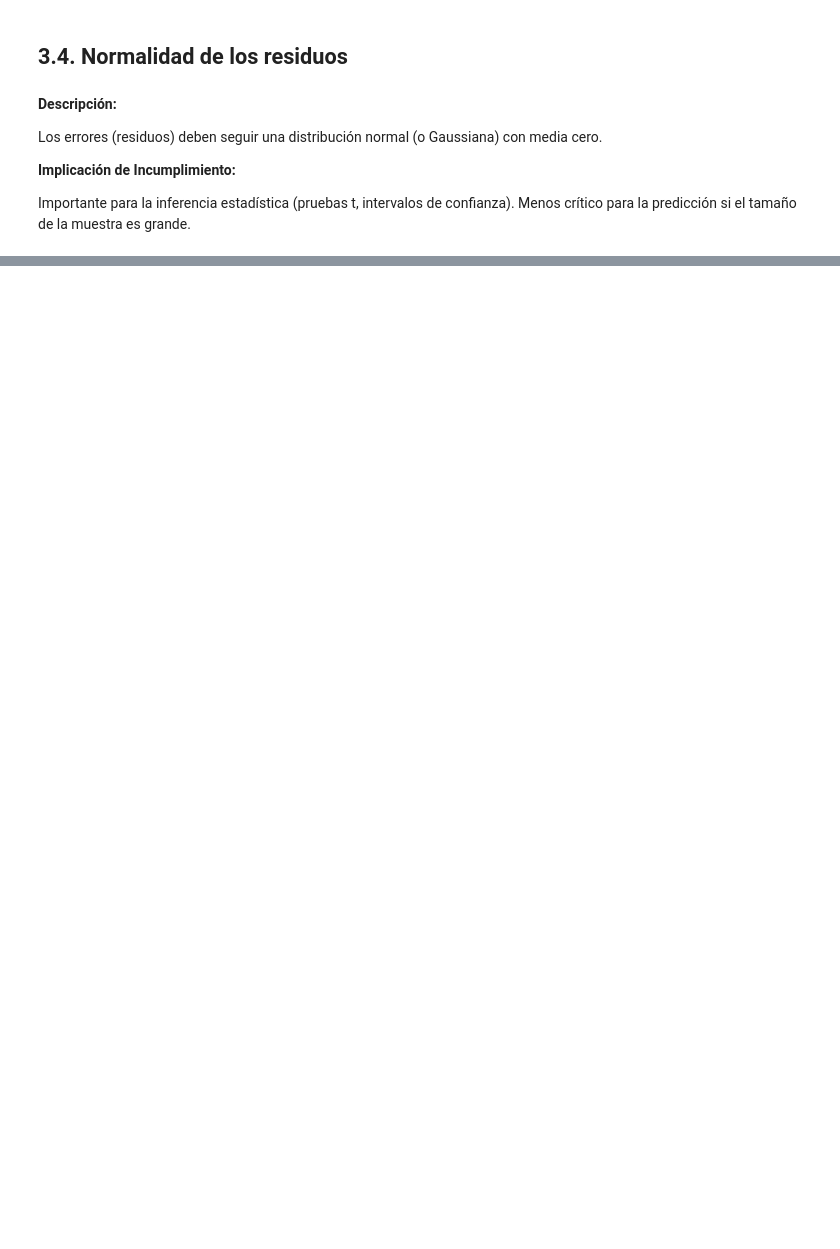
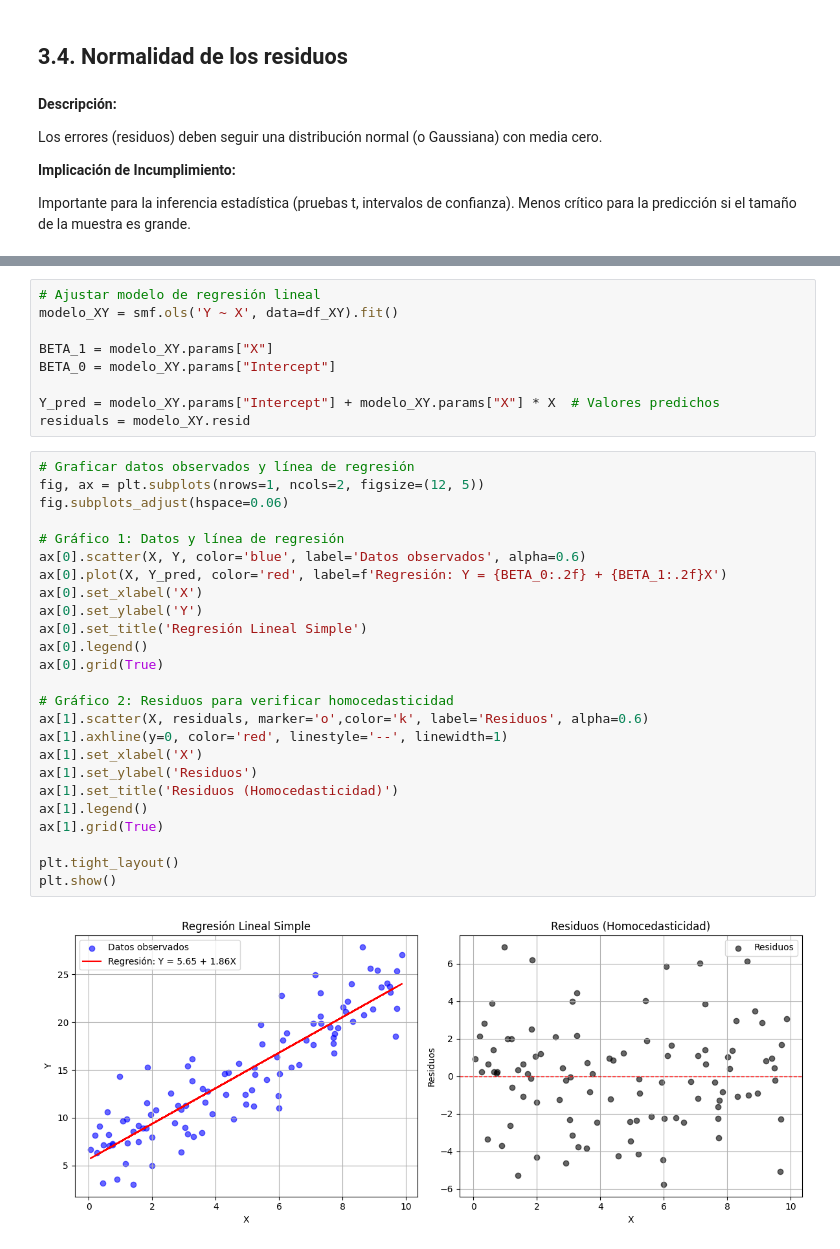
Before and after one commit to vrrp/sachabook_modulo1, a Jupyter notebook: _build/html/_sources/docs/sesion5-estadistica_inferencial.ipynb, the cells around one changed output, grey strips where cells are left out. Cells and saved outputs as stored; diff of their text form; blank space fills up the shorter version.

```diff
--- a/_build/html/_sources/docs/sesion5-estadistica_inferencial.ipynb
+++ b/_build/html/_sources/docs/sesion5-estadistica_inferencial.ipynb
@@ -534,0 +551,36 @@ plt.show()
+# %%
+# Ajustar modelo de regresión lineal
+modelo_XY = smf.ols('Y ~ X', data=df_XY).fit()
+
+BETA_1 = modelo_XY.params["X"]
+BETA_0 = modelo_XY.params["Intercept"]
+
+Y_pred = modelo_XY.params["Intercept"] + modelo_XY.params["X"] * X  # Valores predichos
+residuals = modelo_XY.resid
+# %%
+# Graficar datos observados y línea de regresión
+fig, ax = plt.subplots(nrows=1, ncols=2, figsize=(12, 5))
+fig.subplots_adjust(hspace=0.06)
+
+# Gráfico 1: Datos y línea de regresión
+ax[0].scatter(X, Y, color='blue', label='Datos observados', alpha=0.6)
+ax[0].plot(X, Y_pred, color='red', label=f'Regresión: Y = {BETA_0:.2f} + {BETA_1:.2f}X')
+ax[0].set_xlabel('X')
+ax[0].set_ylabel('Y')
+ax[0].set_title('Regresión Lineal Simple')
+ax[0].legend()
+ax[0].grid(True)
+
+# Gráfico 2: Residuos para verificar homocedasticidad
+ax[1].scatter(X, residuals, marker='o',color='k', label='Residuos', alpha=0.6)
+ax[1].axhline(y=0, color='red', linestyle='--', linewidth=1)
+ax[1].set_xlabel('X')
+ax[1].set_ylabel('Residuos')
+ax[1].set_title('Residuos (Homocedasticidad)')
+ax[1].legend()
+ax[1].grid(True)
+
+plt.tight_layout()
+plt.show()
+# %% [output]
+[figure, added]
```
Also changed, not shown: parts of 36 cells of this notebook, 21 other files.
